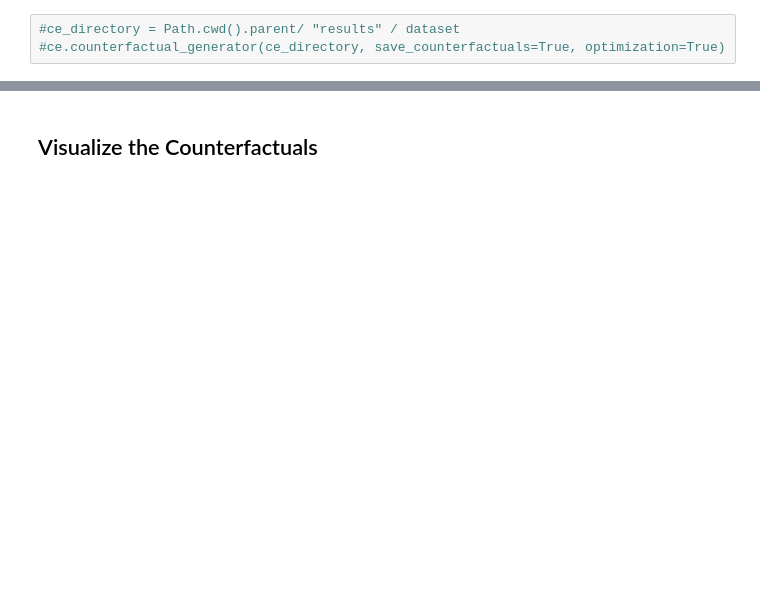
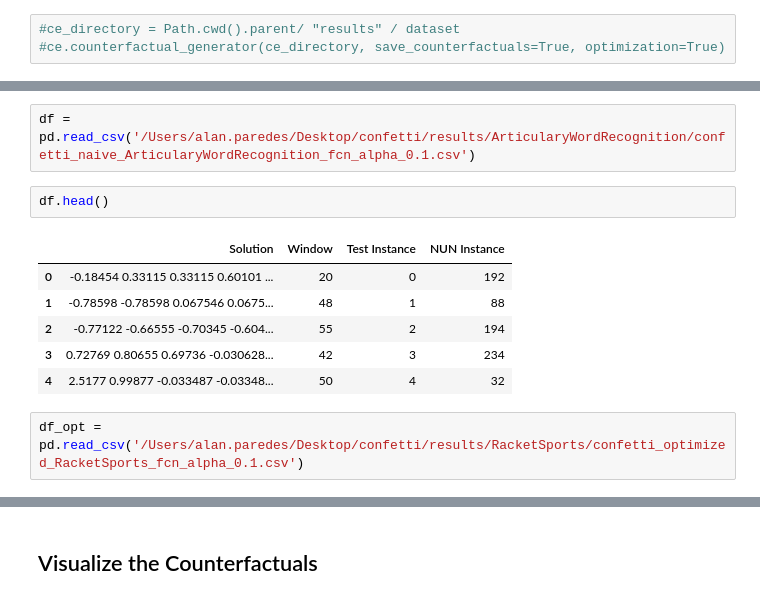
Before and after one commit to serval-uni-lu/confetti, a Jupyter notebook: notebooks/confetti_mts.ipynb, the cells around one changed output, grey strips where cells are left out. Drawn from its saved outputs; the diff is of its cells as text; blank space fills up the shorter version.

```diff
--- a/notebooks/confetti_mts.ipynb
+++ b/notebooks/confetti_mts.ipynb
@@ -78,0 +109,13 @@ ce.parallelized_counterfactual_generator(ce_directory,save_counterfactuals=False
+# %%
+df = pd.read_csv('/Users/alan.paredes/Desktop/confetti/results/ArticularyWordRecognition/confetti_naive_ArticularyWordRecognition_fcn_alpha_0.1.csv')
+# %%
+df.head()
+# %% [output]
+|  | Solution | Window | Test Instance | NUN Instance |
+| 0 | -0.18454 0.33115 0.33115 0.60101 ... | 20 | 0 | 192 |
+| 1 | -0.78598 -0.78598 0.067546 0.0675... | 48 | 1 | 88 |
+| 2 | -0.77122 -0.66555 -0.70345 -0.604... | 55 | 2 | 194 |
+| 3 | 0.72769 0.80655 0.69736 -0.030628... | 42 | 3 | 234 |
+| 4 | 2.5177 0.99877 -0.033487 -0.03348... | 50 | 4 | 32 |
+# %%
+df_opt = pd.read_csv('/Users/alan.paredes/Desktop/confetti/results/RacketSports/confetti_optimized_RacketSports_fcn_alpha_0.1.csv')
```
Also changed, not shown: parts of 16 cells of this notebook, 14 other files.
